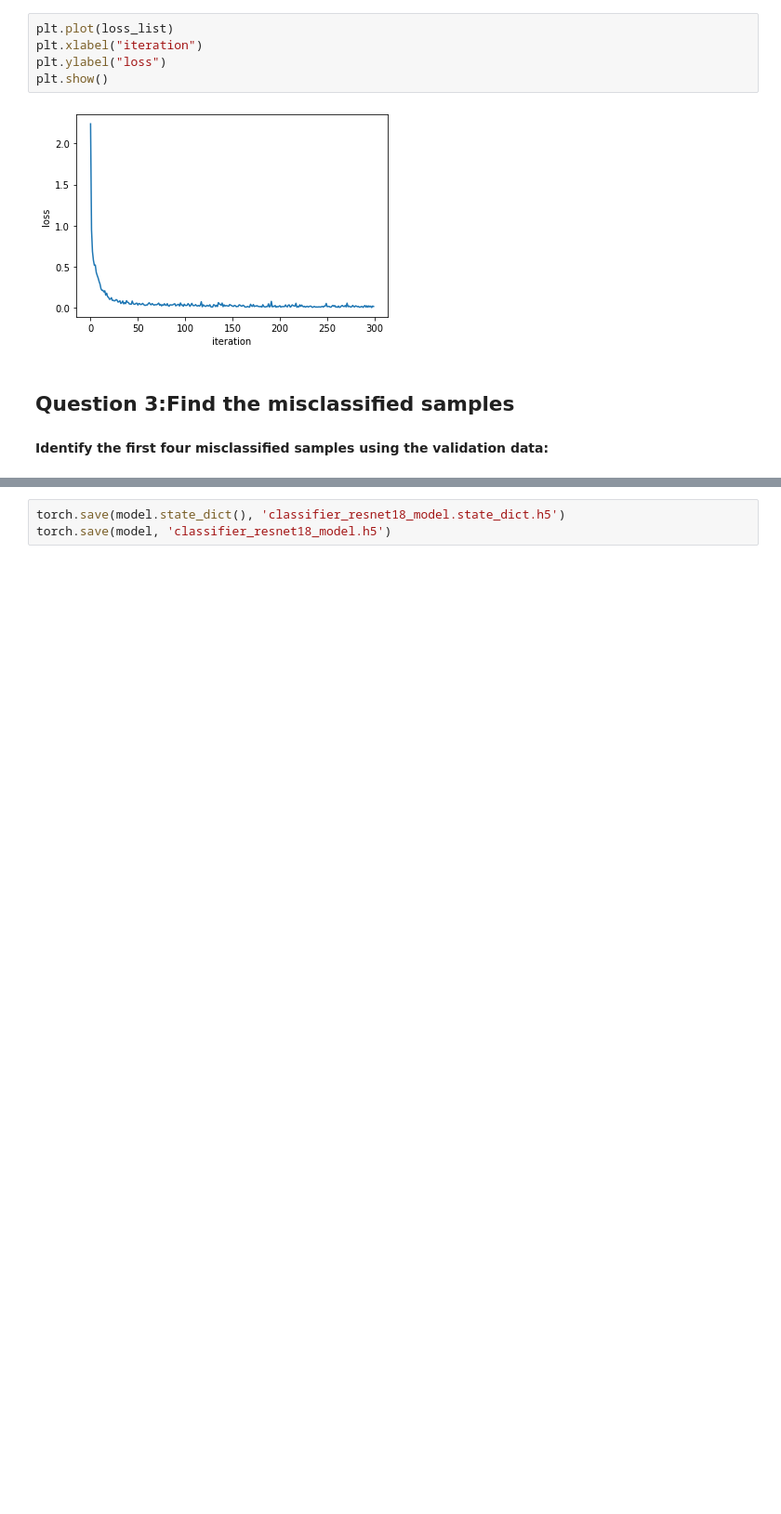
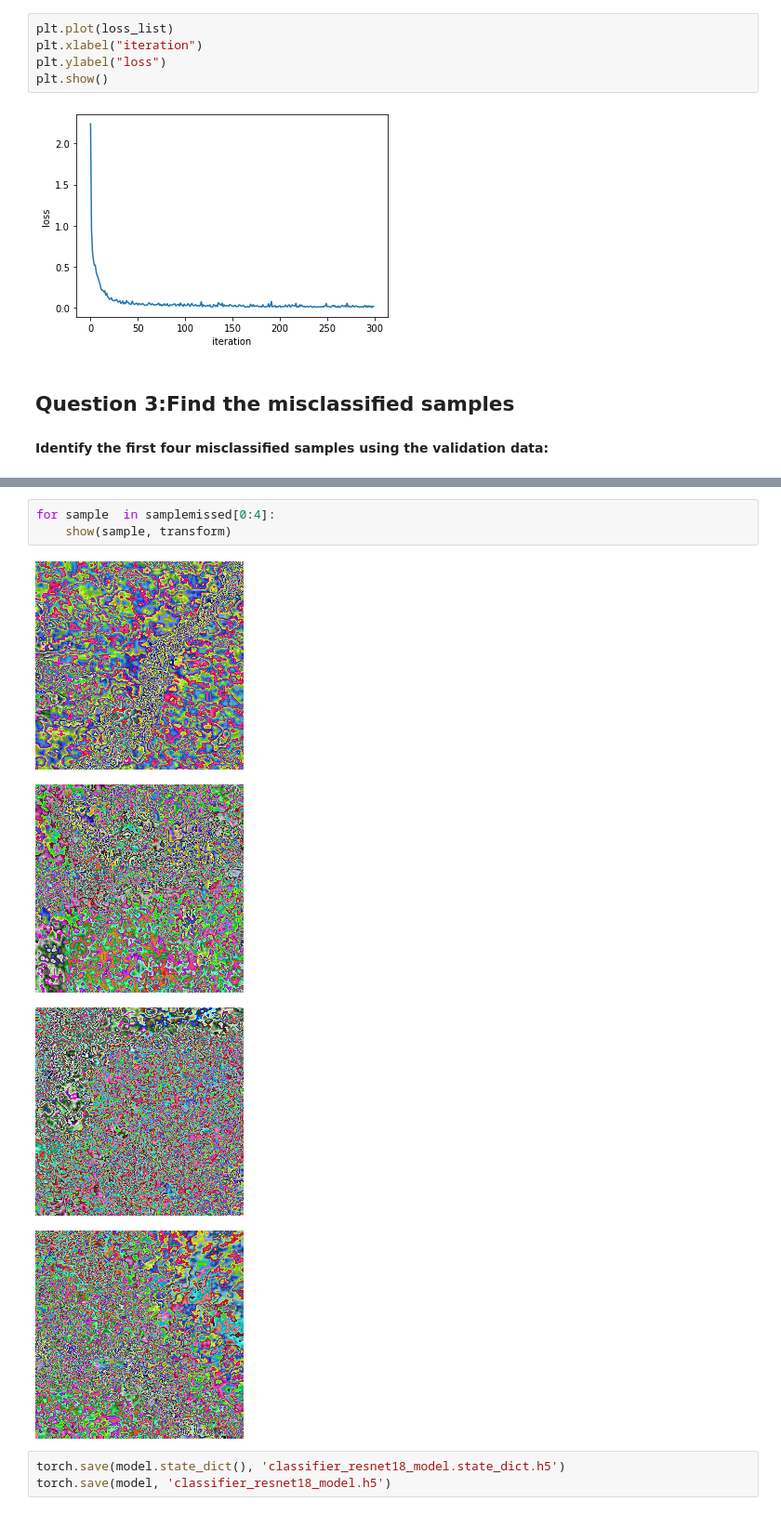
Before and after one commit to chandrasgd/Coursera-IBM-Capstone-project, a Jupyter notebook: PyTorch-Pretrained model with ResNet18.ipynb, the cells around one changed output, grey strips where cells are left out. Shown at 93% size. Drawn from its saved outputs; the diff is of its cells as text; blank space fills up the shorter version.

```diff
--- a/PyTorch-Pretrained model with ResNet18.ipynb
+++ b/PyTorch-Pretrained model with ResNet18.ipynb
@@ -358,3 +391,11 @@ npp = np.squeeze(n)
+# %%
+for sample  in samplemissed[0:4]:
+    show(sample, transform)
+# %% [output]
+[figure, added]
+[figure, added]
+[figure, added]
+[figure, added]
 # %%
 torch.save(model.state_dict(), 'classifier_resnet18_model.state_dict.h5')
 torch.save(model, 'classifier_resnet18_model.h5')
```
Also changed, not shown: parts of 6 cells of this notebook.
